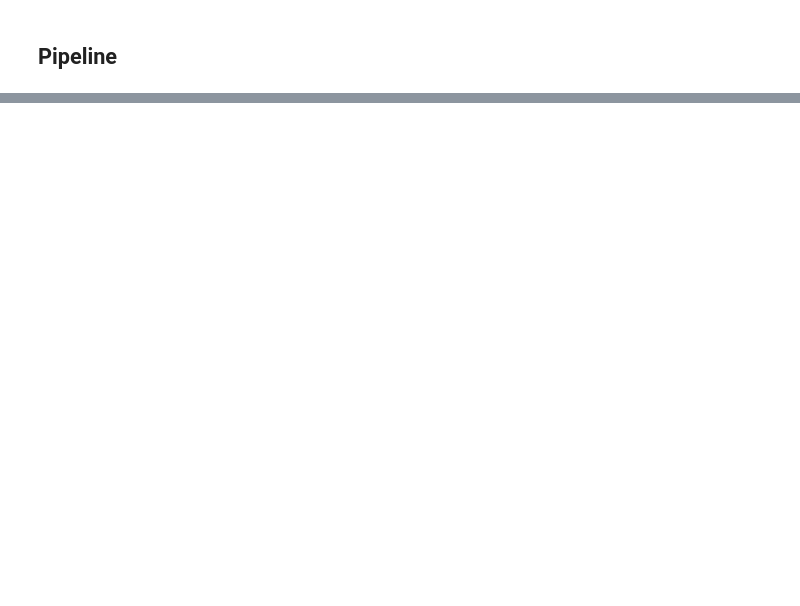
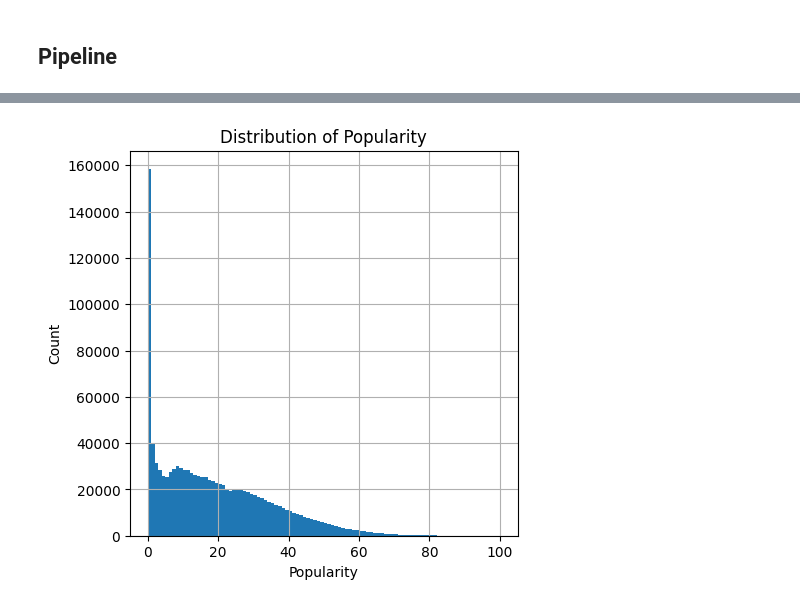
Before and after one commit to Abstract-Dex/Spotify-Data-Insights, a Jupyter notebook: main.ipynb, the cells around one changed output, grey strips where cells are left out. Drawn from its saved outputs; the diff is of its cells as text; code cells hidden in the pictures; blank space fills up the shorter version.

```diff
--- a/main.ipynb
+++ b/main.ipynb
@@ -256,0 +290,12 @@ Text(0.5, 0, 'Random Forest Feature Importance')
+# %%
+X2=df_new
+y2=df['popularity']
+y_transformed = np.log(y2+1)
+# %%
+y2.hist(bins=100, figsize=(5,5))
+plt.title('Distribution of Popularity')
+plt.xlabel('Popularity')
+plt.ylabel('Count')
+plt.show()
+# %% [output]
+[figure, added]
```
Also changed, not shown: parts of 20 cells of this notebook.
